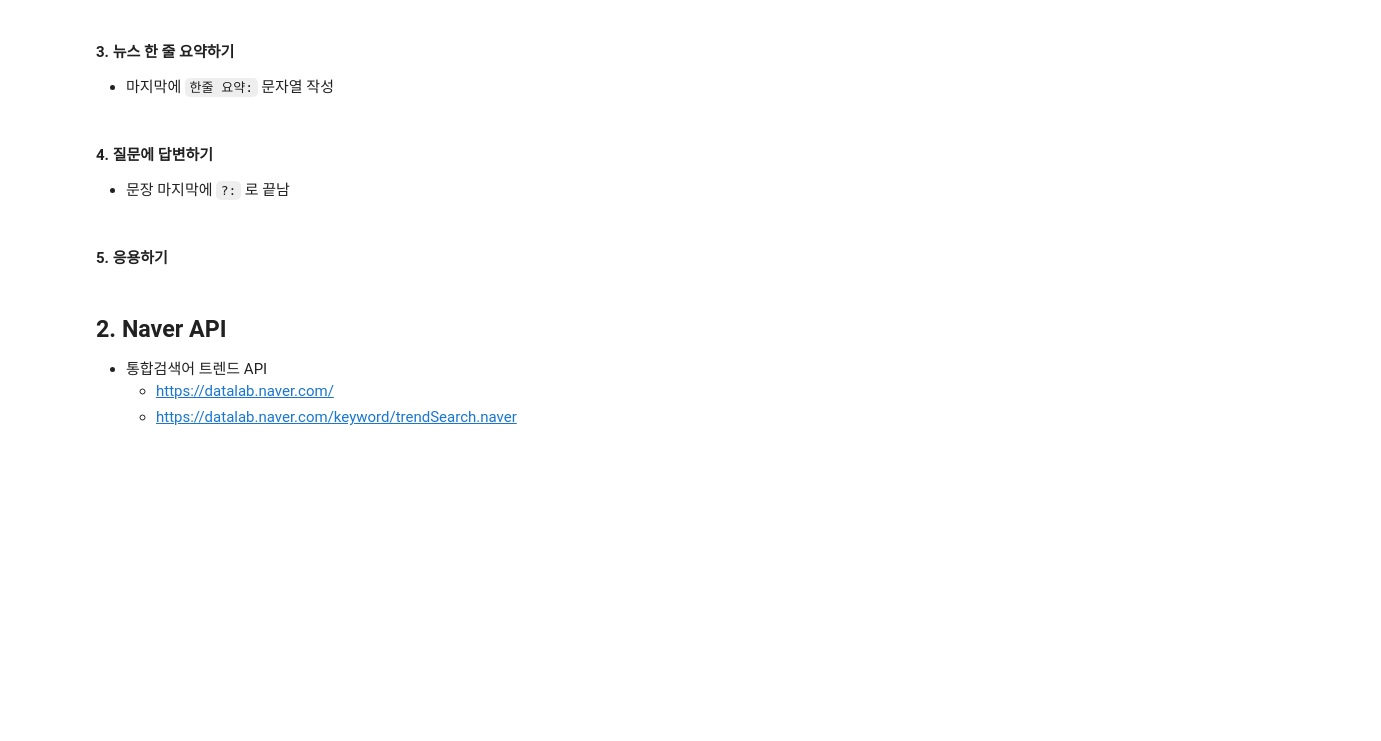
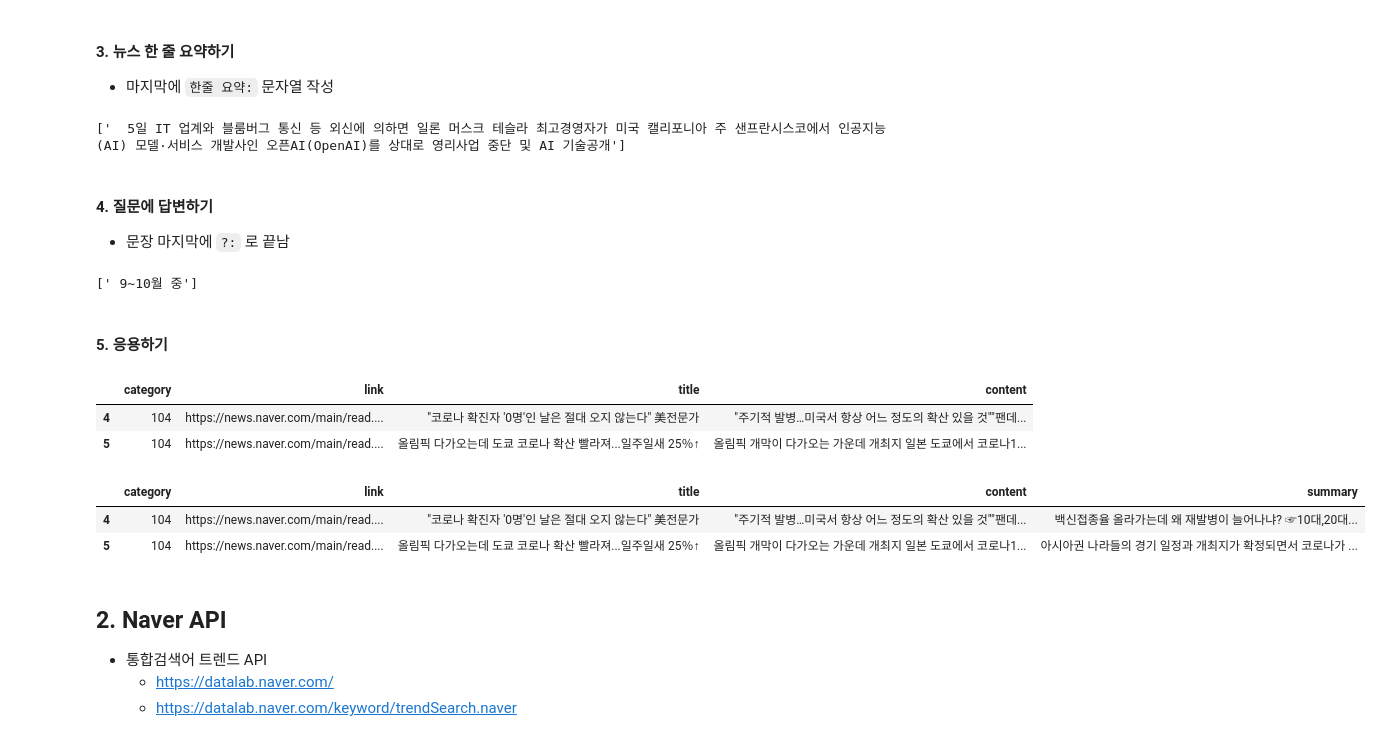
Before and after one commit to jmlee99/KT_aivle, a Jupyter notebook: 2024_Feb/Web/03_rest_api.ipynb, the cells around one changed output. Saved outputs shown, nothing was run; the diff lists cells and outputs as text; code cells hidden in the pictures; blank space fills up the shorter version.

```diff
--- a/2024_Feb/Web/03_rest_api.ipynb
+++ b/2024_Feb/Web/03_rest_api.ipynb
@@ -42,7 +42,8 @@ json.dumps(params)
 # %% [markdown]
 #### 1. 다음문장 만들기
 # %%
-texts = response.json()['generations']
-texts = [text['text'] for text in texts]
-texts
+results = response.json()
+results = results['generations']
+results = [result['text'] for result in results]
+results
 # %% [output]
@@ -50,3 +52,12 @@ texts
+# %%
+# 함수만들기
+def kogpt_api(prompt, command='', max_tokens=128, temperature=1, n=1):
+    headers = {'Authorization': f'KakaoAK {REST_API_KEY}', 'Content-Type': 'application/json'}
+    params = {'prompt': prompt + command, 'max_tokens': max_tokens, 'temperature': temperature, 'n': n}
+    response = requests.post(url, json.dumps(params), headers=headers)
+    results = response.json()
+    results = results['generations']
+    return [result['text'] for result in results]
 # %% [markdown]
 #### 2. 문장 분류하기
 - 문장 마다 `=긍정`, `=부정` 문자열 작성
@@ -54,11 +76,60 @@ texts
 # %% [markdown]
 #### 3. 뉴스 한 줄 요약하기
 - 마지막에 `한줄 요약:` 문자열 작성
+# %%
+prompt = '''
+미국의 생성형 AI(인공지능) 모델·서비스 개발사 오픈AI(OpenAI)를 상대로 제기된 소송이 누적되고 있다. 쟁점 또한 AI 자료 학습부터 오픈소스 공개까지 전선이 전방위로 확산되는 모양새다.
+5일 IT(정보기술) 업계와 블룸버그 등 외신에 따르면 일론 머스크 테슬라 CEO(최고경영자)는 미국 캘리포니아주 샌프란시스코에서 오픈AI 법인과 창립자 샘 알트먼을 상대로 영리사업 중단과 AI 기술공개를 청구하는 소송을 지난달 29일(현지시간) 제기했다.
+머스크는 소장에서 오픈AI가 마이크로소프트(MS)와 체결한 수십억달러 규모의 파트너십과 사실상 비공개된 AI 기술정보 등에 비춰 오픈AI가 인류의 이익을 위해 AI 기술을 공개하기로 한 당초 창업 합의를 파기했다고 주장했다. 머스크는 2015년 알트먼 등과 오픈AI를 비영리단체 형태로 공동 설립한 뒤 2018년 이사회에서 물러났다.
+오픈AI를 둘러싼 법적 분쟁은 지난해 7월 미국 코미디언 겸 작가 사라 실버맨 등이 소송을 제기하면서 부각됐다. 언어모델 훈련 과정에서 창작물이 도용돼 저작권 침해, 저작권 관리정보 삭제에 따른 디지털 밀레니엄 저작권법(DMCA) 위반, 불공정 경쟁 등이 발생했다는 주장이다.
+다만 법원은 챗GPT로 생성된 결과물과 작가들의 원작물 사이의 유사성이 떨어진다는 이유로 지난달 실버맨 등의 청구를 상당 부분 기각한 채 심리를 진행 중이다. 이 사건과 별개로 '왕좌의 게임' 원작자 조지 R.R. 마틴을 비롯한 미국 작가조합은 지난해 9월 집단소송을 제기한 상태다.
+지난해 12월에는 미국 신문사 뉴욕타임스가 뉴스 저작권 침해를 주장하며 오픈AI와 오픈AI의 주요 투자자 MS를 상대로 소송을 제기했다. 뉴욕타임스 측은 회사 웹사이트에서 유료로 제공되던 기사 구절이 오픈AI의 서비스 챗GPT에 노출돼 이용자들이 우회적으로 기사를 무료로 읽을 수 있게 됐다고 주장했다. 오픈AI 측은 공개된 기사로 언어 모델을 훈련시켜 저작권법상 '공정이용 원칙'을 위반하지 않았다는 입장이다.
+업계에선 오픈AI가 지난달 15일 동영상 생성 AI 모델 '소라(Sora)'를 출시한 데 따라 법적 분쟁이 더 복잡해질 것이라는 전망도 나온다. AI 학습과 결과물 생성에 이용되는 데이터의 종류가 기존 언어모델보다 다양하고, 학습된 데이터의 원작자는 저작권을 주장할 여지가 있지만 AI로 결과물을 산출한 주체는 저작권을 주장하기 어려운 탓이다.
+법무법인 화우 정보보호센터는 지난달 29일 "데이터를 입력한 주체는 권리침해 등에 대해 책임을 질 가능성이 존재하므로 사전에 입력 데이터에 대한 검수 절차를 마련할 필요가 있다"고 밝혔다. 또 "저작권에 관련해선 현행 저작권법과 유관기관은 인간의 창작적 개입이 없는 산출물에 대한 저작권 등록을 불허하므로 사람과 AI 작업의 구별 등 등록기관 가이드와 별도의 입법을 확인할 필요가 있다"고 덧붙였다.
+한줄 요약:'''
+results = kogpt_api(prompt, max_tokens=50, temperature=0.2)
+results
+# %% [output]
+['  5일 IT 업계와 블룸버그 통신 등 외신에 의하면 일론 머스크 테슬라 최고경영자가 미국 캘리포니아 주 샌프란시스코에서 인공지능(AI) 모델·서비스 개발사인 오픈AI(OpenAI)를 상대로 영리사업 중단 및 AI 기술공개']
 # %% [markdown]
 #### 4. 질문에 답변하기
 - 문장 마지막에 `?:` 로 끝남
+# %%
+prompt = '''
+의료 스타트업으로 구성된 원격의료산업협의회가 10월부터 열리는 국정감사 시기에 맞춰 국회와 정부에 비대면 진료법 근거 마련을
+촉구하는 정책제안서를 제출한다. 코로나19 사태에 비대면 진료의 한시 허용으로 원격 진료, 의약품 배송 등 서비스가 속속 등장하는
+가운데 제도화 논의를 서둘러야 한다는 목소리가 높아질 것으로 전망된다. 코리아스타트업포럼 산하 원격의료산업협의회는 '위드(with) 코로나'
+방역 체계 전환을 염두에 두고 비대면 진료 제도화 촉구를 위한 공동 대응 작업을 추진하고 있다. 협의회는 닥터나우, 엠디스퀘어, SH바이오,
+메디버디 등 의료 스타트업 13개사로 구성됐다. 협의회는 국정감사 시기를 겨냥해 국회와 주무 부처인 보건복지부에 비대면 진료의 법적 근거 마련을
+촉구할 방침이다. 이를 위해 주요 의원실과 관련 의견을 교환하고 있다. 협의회는 궁극적으로 의료법과 약사법 개정이 필요하지만 의료법 테두리 안에서
+시행령 개정 등으로도 비대면 진료 가능성과 대상·의료기관 등을 구체화할 수 있다는 복안이다. 복지부 장관령으로 비대면 진료 기간을 명시하는 방안
+등을 통해 사업 리스크도 줄일 수 있다. 올해 안에 국내 방역체계 패러다임이 바뀔 것으로 예상되는 점도 비대면 진료 제도화의 필요성을 높이고 있다.
+최근 코로나19 백신 접종이 속도를 내면서 방역 당국은 위드 코로나 방역체계 전환을 고려하고 있다. 인구 대비 백신 접종 완료율이 70%가 되는
+오는 10월 말에는 전환 논의가 수면 위로 뜰 것으로 보인다.
+정책제안서를 제출하는 시기는 언제인가?:'''
+results = kogpt_api(prompt, temperature=0.2)
+results
+# %% [output]
+[' 9~10월 중']
 # %% [markdown]
 #### 5. 응용하기
+# %%
+df = pd.read_excel('covid.xlsx')
+df.tail(2)
+# %% [output]
+|  | category | link | title | content |
+| 4 | 104 | https://news.naver.com/main/read.... | "코로나 확진자 '0명'인 날은 절대 오지 않는다" 美전문가 | "주기적 발병…미국서 항상 어느 정도의 확산 있을 것""팬데... |
+| 5 | 104 | https://news.naver.com/main/read.... | 올림픽 다가오는데 도쿄 코로나 확산 빨라져...일주일새 25％↑ | 올림픽 개막이 다가오는 가운데 개최지 일본 도쿄에서 코로나1... |
+# %%
+summaries = df['content'].apply(kogpt_api, command='한줄요약:', max_tokens=20, temperature=0.5)
+# %%
+summaries = [summary[0] for summary in summaries]
+df['summary'] = summaries
+df.tail(2)
+# %% [output]
+|  | category | link | title | content | summary |
+| 4 | 104 | https://news.naver.com/main/read.... | "코로나 확진자 '0명'인 날은 절대 오지 않는다" 美전문가 | "주기적 발병…미국서 항상 어느 정도의 확산 있을 것""팬데... | 백신접종율 올라가는데 왜 재발병이 늘어나냐? ☞10대,20대... |
+| 5 | 104 | https://news.naver.com/main/read.... | 올림픽 다가오는데 도쿄 코로나 확산 빨라져...일주일새 25％↑ | 올림픽 개막이 다가오는 가운데 개최지 일본 도쿄에서 코로나1... | 아시아권 나라들의 경기 일정과 개최지가 확정되면서 코로나가 ... |
 # %% [markdown]
 ## 2\. Naver API
 - 통합검색어 트렌드 API
```
Also changed, not shown: parts of 12 cells of this notebook, 2 other files.
